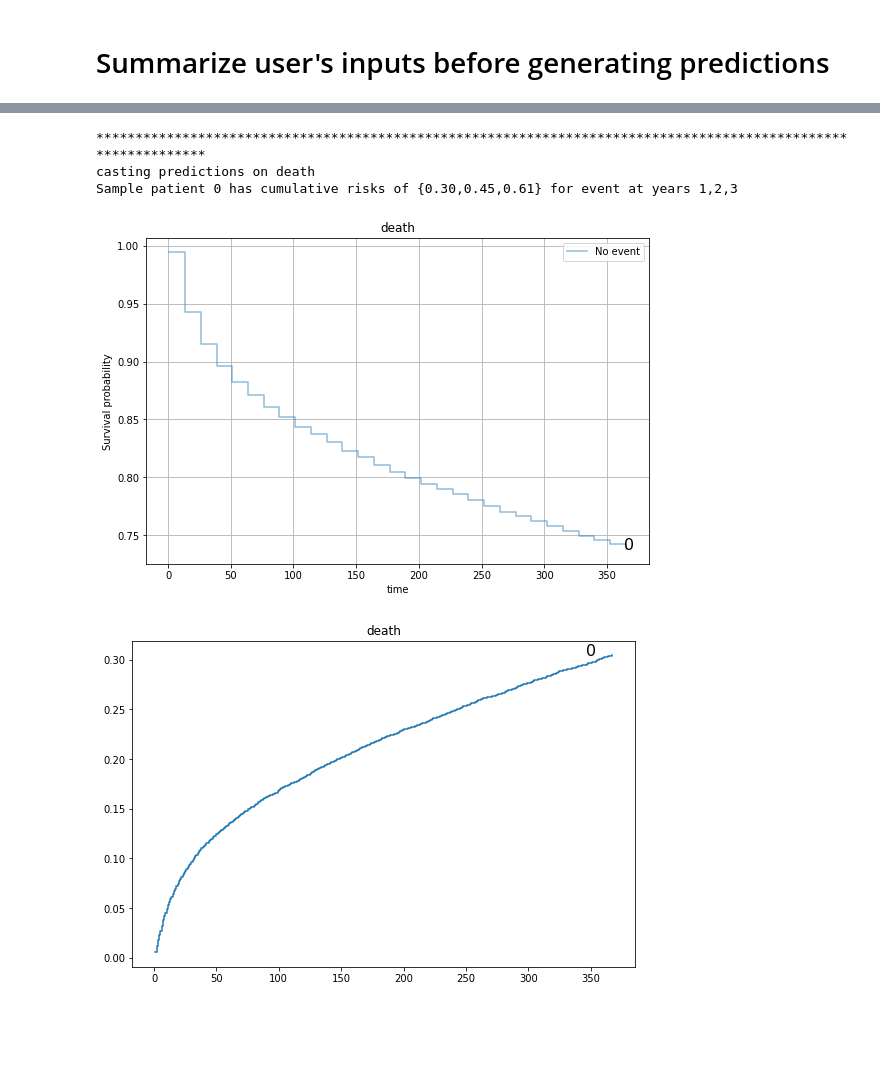
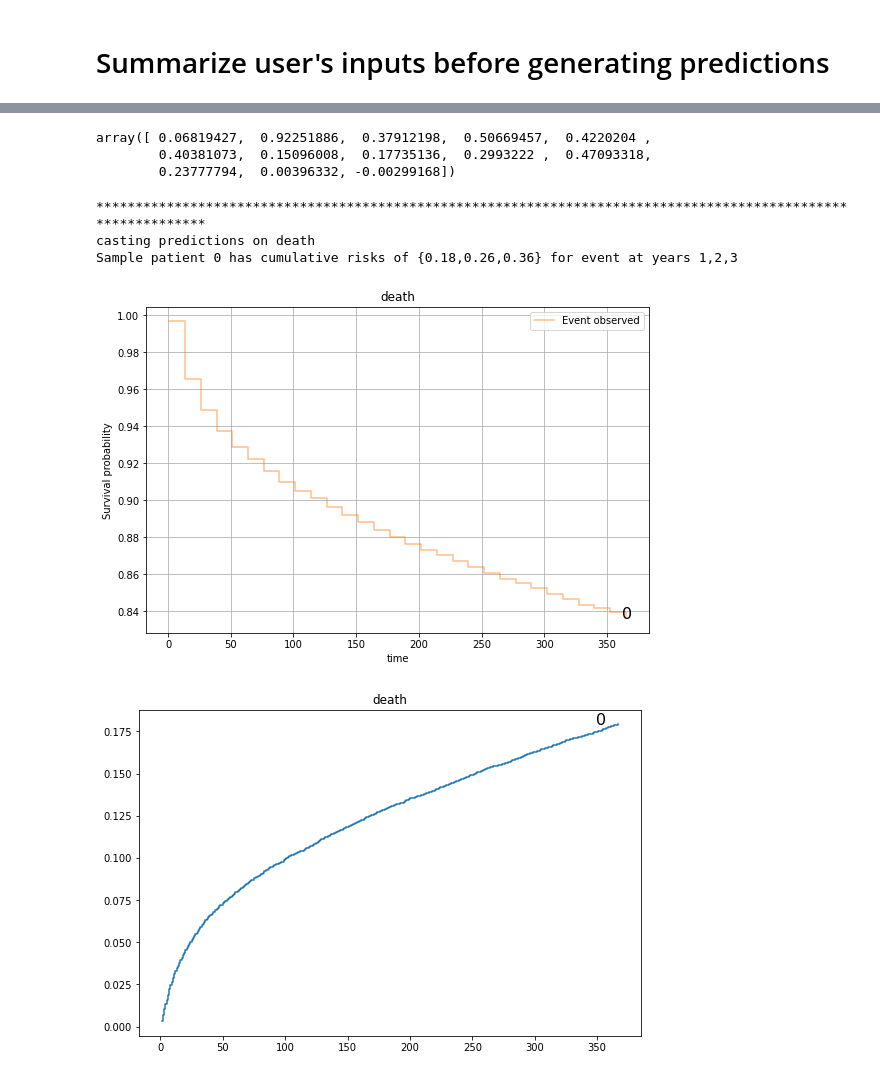
Before and after one commit to lisatwyw/AFib, a Jupyter notebook: afib_predict_death.ipynb, the cells around one changed output, grey strips where cells are left out. Drawn from its saved outputs; the diff is of its cells as text; code cells hidden in the pictures; blank space fills up the shorter version.

```diff
--- a/afib_predict_death.ipynb
+++ b/afib_predict_death.ipynb
@@ -84,8 +84,6 @@ except:
 # %%
 w_age = widgets.IntSlider(value=60,description='Age:')
 
-w_age_sepsis = widgets.IntSlider(max=w_age.value,description='Age when last hospitalized with sepsis (prior to AF Dx)')
-w_age_cancer = widgets.IntSlider(max=w_age.value,description='Age when diagnosed with cancer (prior to AF Dx)')
 
 med_hx_items={}
 med_hx_items[0] = ['Male sex']
@@ -93,7 +91,7 @@ med_hx_items[1] = ['Has COPD', 'Has cardiovascular disease', 'Has congestive hea
 med_hx_items[2] = ['Has cancer', 'Has metastatic caricnoma']
 med_hx_items[3] = ['Has dementia','Hospitalized before due to life management difficulties (injuries at care home)',
                    'Hospitalized before due to disorders of fluid electrolyte, volume depletion', 'Hospitalization due to brain injuries' ]
-med_hx_items[4] = ['Age when diagnosed with cancer prior to AF Dx', 'Age of last sepsis prior to AF Dx' ]
+med_hx_items[4] = ['Have been diagnosed with cancer prior to AF Dx', 'Have had sepsis prior to AF Dx' ]
 med_hx_items[5] = ['Diuretic loop: # of days prescribed with diuretic loop prior to AF Dx' ]
 hx_widgets = {}
 for i in range( len(med_hx_items) ):
@@ -136,11 +134,16 @@ display(w_age)
 HBox(children=(VBox(children=(ToggleButton(value=False, description='Male sex', icon='check', tooltip='Descrip…
 [interactive output not drawn]
 # %%
+w_age_sepsis = widgets.IntSlider(max=w_age.value, description='Age: sepsis')
+w_age_cancer = widgets.IntSlider(max=w_age.value, description='Age: cancer')
+
 for i in range( len(med_hx_items) ):
   for m in hx_widgets[i]:
     if m.value:
-      if m.description=='Age when diagnosed with cancer prior to AF Dx':
+      if 'cancer' in m.description:
+        print('Age when diagnosed with cancer prior to AF Dx:')
         display(w_age_cancer)
-      if m.description=='Age of last sepsis prior to AF Dx':
+      if 'sepsis' in m.description:
+        print('Age of last sepsis prior to AF Dx:')
         display(w_age_sepsis)
 # %% [output]
@@ -201,18 +202,0 @@ Has COPD
-# %%
-ev='death'
-sample_data_death = np.asarray( [[79,0,0,1,0,0,1,0,30,0,0,0,0,0,0],
-                                 [80,0,0,0,1,0,1,0, 0,1,0,1,0,0,0],
-                                 [82,0,0,0,0,0,2,0, 0,1,0,0,1,0,0],
-                                 [92,0,0,0,0,0,1,0, 0,0,0,0,0,81,0],
-                                 [43,0,0,0,0,0,2,0, 0,0,0,0,0,0,0],
-                                 [73,0,0,0,0,0,2,0, 0,0,0,0,0,0,0],
-                                 [62,0,0,0,0,0,2,0, 0,1,0,0,1,0,0],
-                                 [81,0,0,0,0,0,2,0, 0,0,0,0,0,0,0] ])
-
-Samples[ev]=pd.DataFrame( sample_data_death, columns=['Age', 'CCI_carcinoma', 'dementia', 'CCI_CHF', 'CCI_COPD', 'CCI_cancer','SEX', 'rx_n_90d_prior_diuretic_loop', 'rx_n_365d_prior_diuretic_loop','CCI_CVD', 'FRL_care', 'FRL_chemistry','FRL_brain', 'b4dx_age_sepsis','b4dx_age_cancer'] )
-
-
-Samples[ev]['Time2Event']=(np.asarray( [2071, 117, 8, 974,    1717, 1574, 3056, 164]) < query_time_endpoint).astype(int)
-Samples[ev]['Event?']=(np.asarray( [1,1,1,1, 0,0,0,0])).astype(int)
-Samples[ev]['Event?']=Samples[ev]['Event?']* Samples[ev]['Time2Event']
-Samples[ev].transpose()
@@ -238,3 +203,9 @@ Samples[ev].transpose()
+# %%
+models[ev].coef_
+# %% [output]
+array([ 0.06819427,  0.92251886,  0.37912198,  0.50669457,  0.4220204 ,
+        0.40381073,  0.15096008,  0.17735136,  0.2993222 ,  0.47093318,
+        0.23777794,  0.00396332, -0.00299168])
 # %%
 curr_pt_data =np.asarray([Age,Has_Carcinoma,Has_Dementia,Has_CHF,Has_COPD,Has_Cancer,Is_Male,\
                           Has_CVD,Had_CareIssues,Had_Fluid,Had_Brain,Age_sepsis, Age_cancer] ).reshape(1,-1)
@@ -263,11 +234,6 @@ time_points = np.linspace( 1, query_time_endpoint, 30)
 fsz=16
 
 for ev in ['death']:
-
-  if 0:
-    curr_pt_data = Samples[ev].drop('Event?',axis=1)
-    curr_pt_data = curr_pt_data.drop('Time2Event',axis=1)
-    curr_pt_data.transpose()
 
   print('**'*55)
   print( 'casting predictions on', ev )
@@ -294,33 +260,33 @@ for ev in ['death']:
               legend_handles.append(l)
 
       ax.legend(legend_handles, legend_labels)
       ax.set_xlabel("time")
       ax.set_ylabel("Survival probability")
       ax.grid(True)
       ax.set_title(ev)
 
   draw_survival_fns( surv_fns, Samples[ev], time_points )
 
   def draw_cum_hazard_fns( chf_fns ):
     _, ax = plt.subplots(figsize=(9, 6))
 
     for i,fn in enumerate(  chf_fns ):
         _, ax.step(fn.x[:365*NYRS], fn(fn.x[:365*NYRS]), where="post");
 
         n=len(fn.x[:365*NYRS])
 
         r1,r2,r3= fn(fn.x[:365])[-1], fn(fn.x[:2*365])[-1], fn(fn.x[:365*3][-1])
         print( 'Sample patient {0} has cumulative risks of {{{1:.2f},{2:.2f},{3:.2f}}} for event at years 1,2,3'.format( i, r1,r2,r3 )  )
         ax.text( n-20*np.random.random(1), fn(fn.x[:NYRS*365])[-1], '%d'%i, fontsize=fsz );
 
         #ax.set_ylim(0,1)
         ax.grid( axis='both', b=True, which='minor', color='grey', linestyle='-')
         ax.set_title(ev)
 
   draw_cum_hazard_fns( chf_fns )
 # %% [output]
 **************************************************************************************************************
 casting predictions on death
-Sample patient 0 has cumulative risks of {0.30,0.45,0.61} for event at years 1,2,3
+Sample patient 0 has cumulative risks of {0.18,0.26,0.36} for event at years 1,2,3
-[figure, old version]
+[figure, new version]
-[figure, old version]
+[figure, new version]
```
Also changed, not shown: parts of 5 cells of this notebook.
